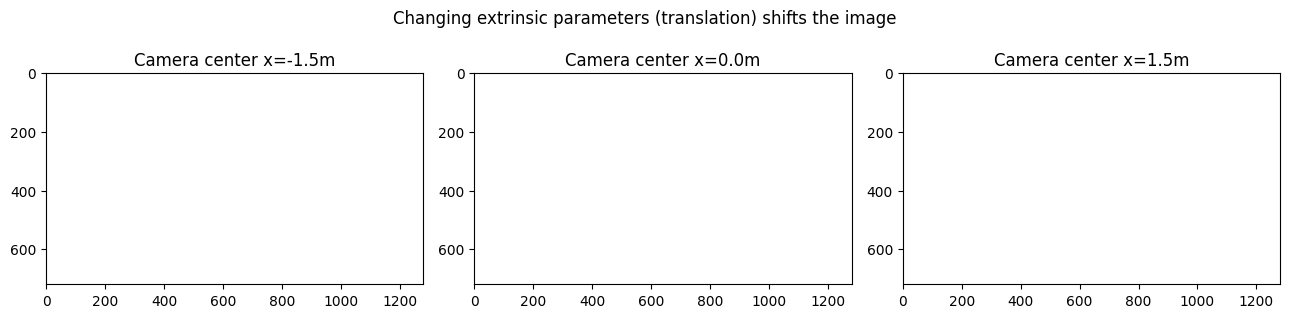
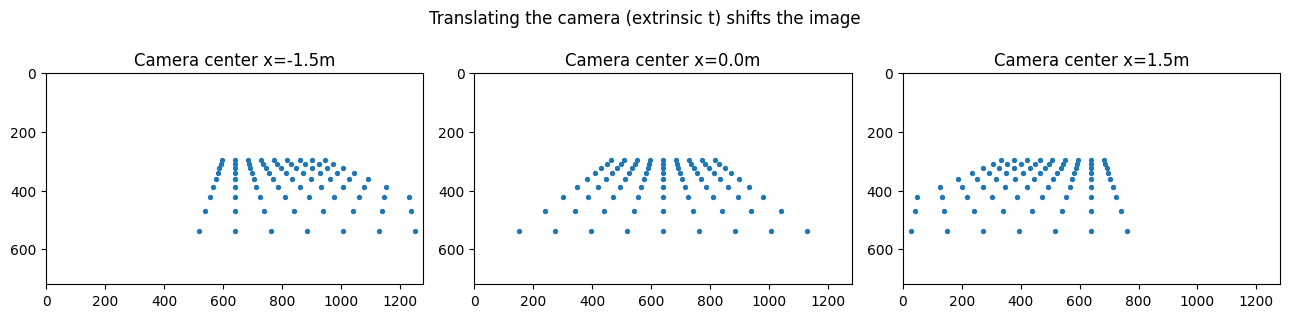
Code edit (unified diff) that turned the first committed figure into the second:
--- before
+++ after
@@ -1,8 +1,8 @@
-# How the image moves when R,t change: shift camera sideways
+# How the image moves when the camera translates sideways (extrinsics change)
 fig, axes = plt.subplots(1,3, figsize=(13,3.2))
 for ax, dx in zip(axes, [-1.5, 0.0, 1.5]):
-    C2 = np.array([dx, -3.0, 0.0]); t2 = -R @ C2
+    C2 = np.array([dx, -3.0, 1.5]); t2 = -R @ C2     # keep height, shift in x
     uv2,_ = project(K, R, t2, Xw)
     ax.scatter(uv2[:,0], uv2[:,1], s=8)
     ax.set_xlim(0,1280); ax.set_ylim(720,0); ax.set_title(f'Camera center x={dx}m')
-plt.suptitle('Changing extrinsic parameters (translation) shifts the image'); plt.tight_layout(); plt.show()
+plt.suptitle('Translating the camera (extrinsic t) shifts the image'); plt.tight_layout(); plt.show()

Commit: Fix camera calibration demos: real images + coordinate bug